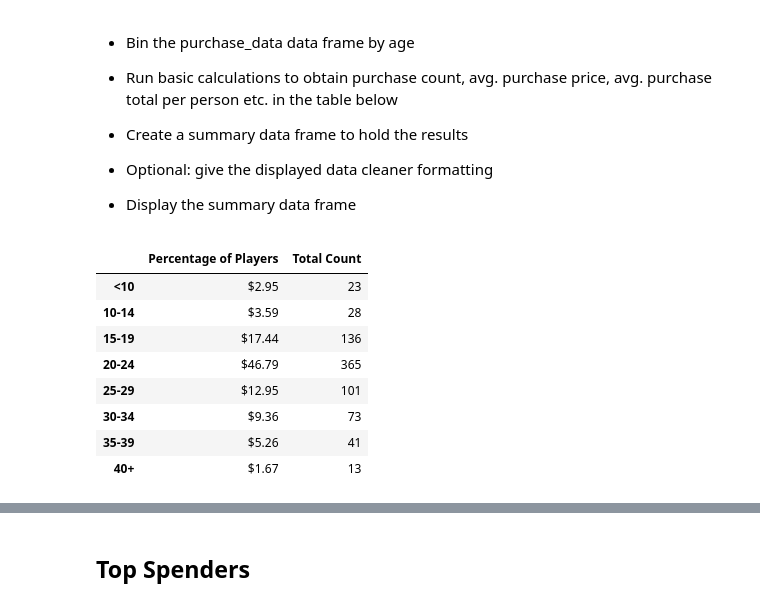
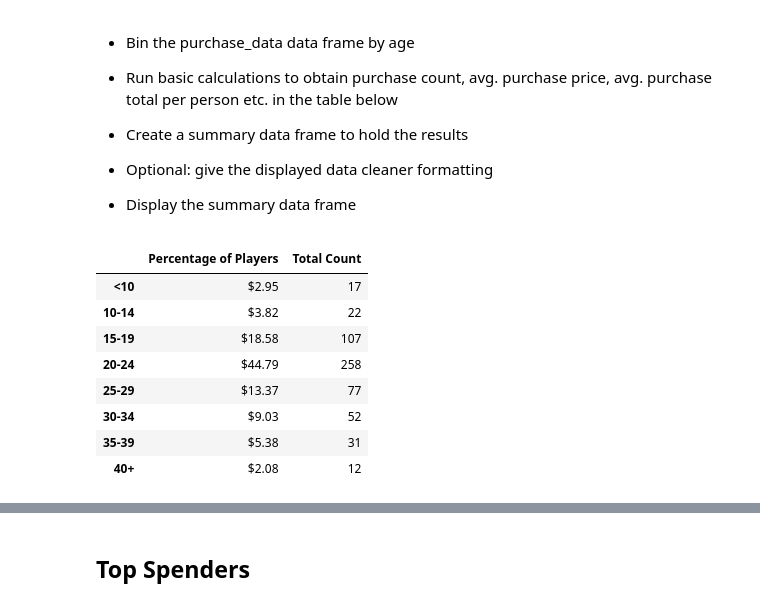
Before and after one commit to vittalsiddaiah/UTDataAnalyticsAssignments, a Jupyter notebook: Python/assignments/Numpy-Pandas/Instructions/HeroesOfPymoli/HeroesOfPymoli_starter.ipynb, the cells around one changed output, grey strips where cells are left out. Saved outputs shown, nothing was run; the diff lists cells and outputs as text; code cells hidden in the pictures.

```diff
--- a/Python/assignments/Numpy-Pandas/Instructions/HeroesOfPymoli/HeroesOfPymoli_starter.ipynb
+++ b/Python/assignments/Numpy-Pandas/Instructions/HeroesOfPymoli/HeroesOfPymoli_starter.ipynb
@@ -206,22 +205,21 @@ group_names = ["<10", "10-14", "15-19", "20-24", "25-29", "30-34", "35-39", "40+
 
 * Display the summary data frame
 # %%
-df = purchase_data
-df_gp = df.groupby(pd.cut(purchase_data.Age,bins=age_bins,include_lowest=True))['SN'].count().reset_index()
-df_gp = df_gp.rename(columns = {'SN':'Total Count'})
-df_gp['Percentage of Players'] = df_gp['Total Count']/len(purchase_data)*100
-df_gp['Group Names'] = group_names
-df_gp.set_index(['Group Names'], inplace=True)
-del df_gp.index.name, df_gp['Age']
-pd.options.display.float_format = '${:,.2f}'.format
-df_gp[['Percentage of Players','Total Count']]
+df = purchase_data.drop_duplicates(['SN'])
+df_grp = df.groupby(pd.cut(df.Age,bins=age_bins))['SN'].count().reset_index()
+df_grp["Percentage of Players"] = df_grp.SN/df_grp.SN.sum()*100
+df_grp = df_grp.rename(columns = {'SN':'Total Count'})
+df_grp['Group Names']=group_names
+df_grp.set_index(['Group Names'], inplace=True)
+del df_grp.index.name, df_grp['Age']
+df_grp[['Percentage of Players','Total Count']]
 # %% [output]
 |  | Percentage of Players | Total Count |
-| <10 | $2.95 | 23 |
-| 10-14 | $3.59 | 28 |
-| 15-19 | $17.44 | 136 |
-| 20-24 | $46.79 | 365 |
-| 25-29 | $12.95 | 101 |
-| 30-34 | $9.36 | 73 |
-| 35-39 | $5.26 | 41 |
-| 40+ | $1.67 | 13 |
+| <10 | $2.95 | 17 |
+| 10-14 | $3.82 | 22 |
+| 15-19 | $18.58 | 107 |
+| 20-24 | $44.79 | 258 |
+| 25-29 | $13.37 | 77 |
+| 30-34 | $9.03 | 52 |
+| 35-39 | $5.38 | 31 |
+| 40+ | $2.08 | 12 |
```
Also changed, not shown: parts of 8 cells of this notebook.
